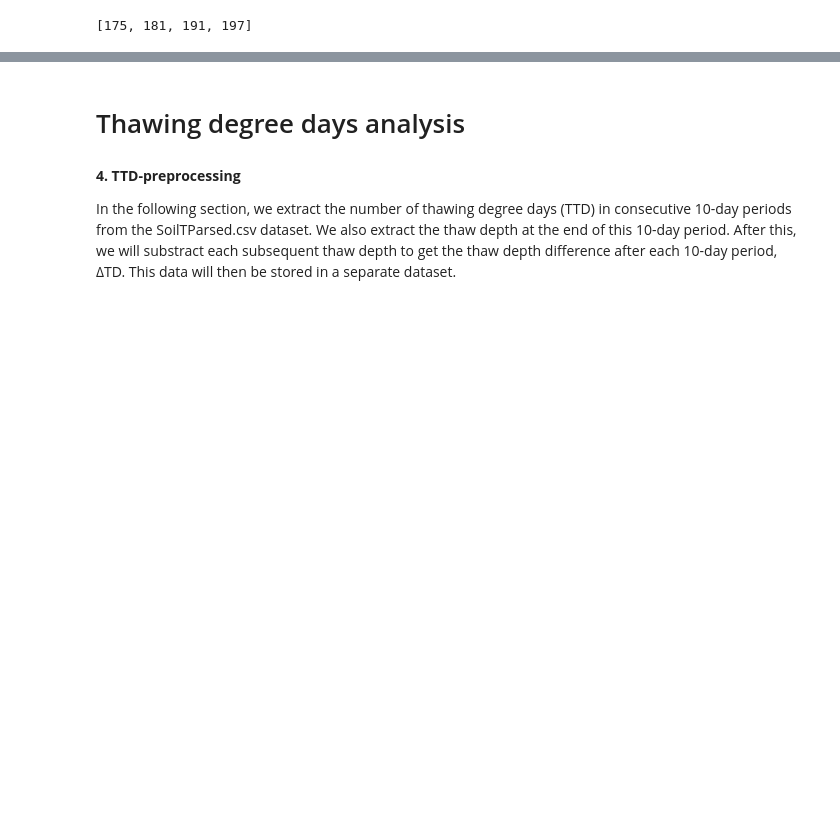
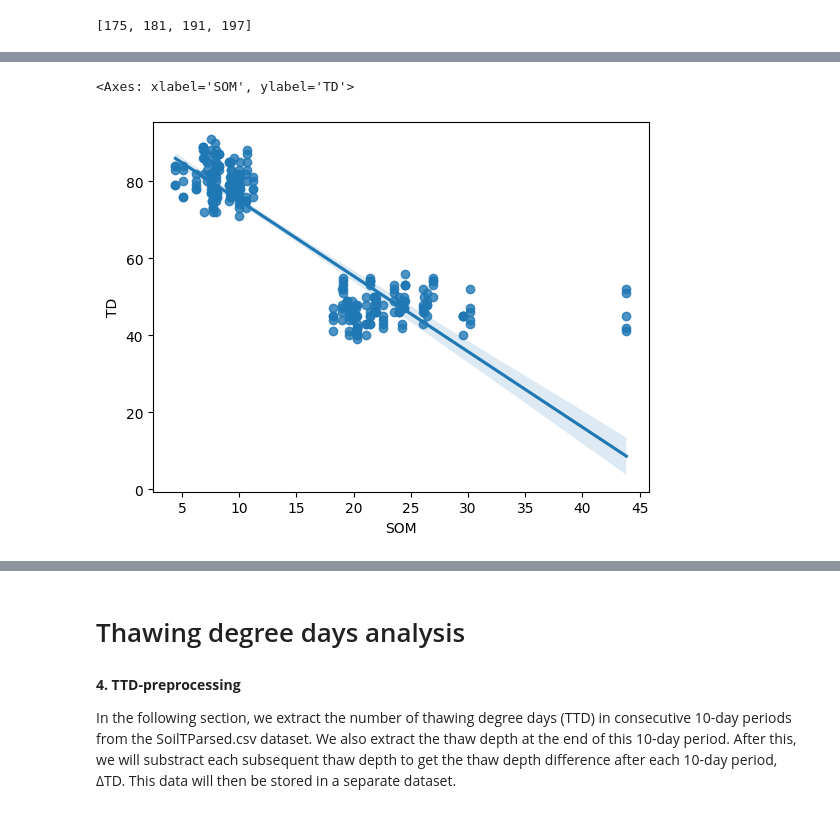
Before and after one commit to JorgeMoranBornemann/BScThesis, a Jupyter notebook: Notebook_BScThesis.ipynb, the cells around one changed output, grey strips where cells are left out. Drawn from its saved outputs; the diff is of its cells as text; code cells hidden in the pictures; blank space fills up the shorter version.

```diff
--- a/Notebook_BScThesis.ipynb
+++ b/Notebook_BScThesis.ipynb
@@ -333,0 +363,5 @@ plt.show()
+# %%
+sns.regplot(data = df_TD_SM_OM, x='SOM', y='TD', robust=True)
+# %% [output]
+<Axes: xlabel='SOM', ylabel='TD'>
+[figure, added]
```
Also changed, not shown: parts of 26 cells of this notebook.
